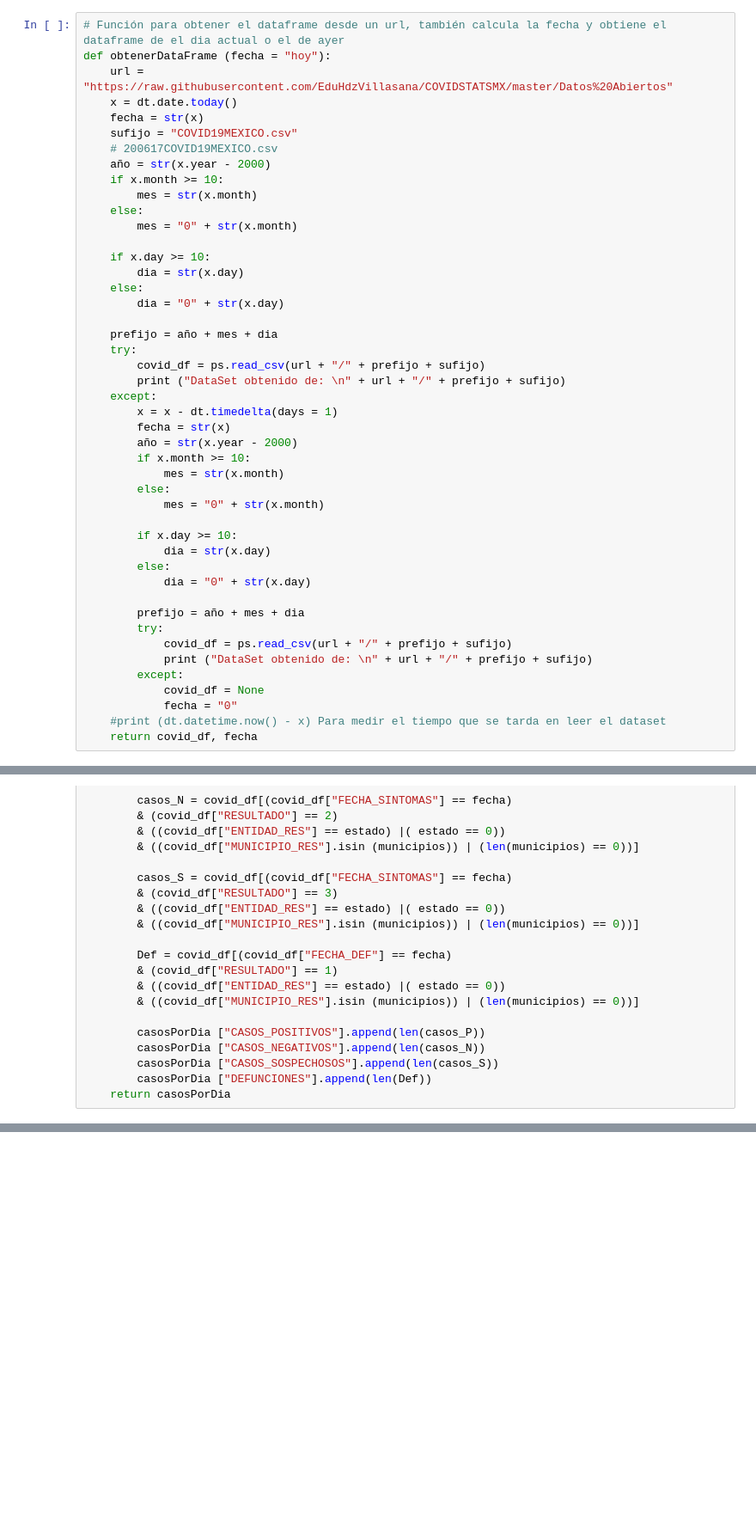
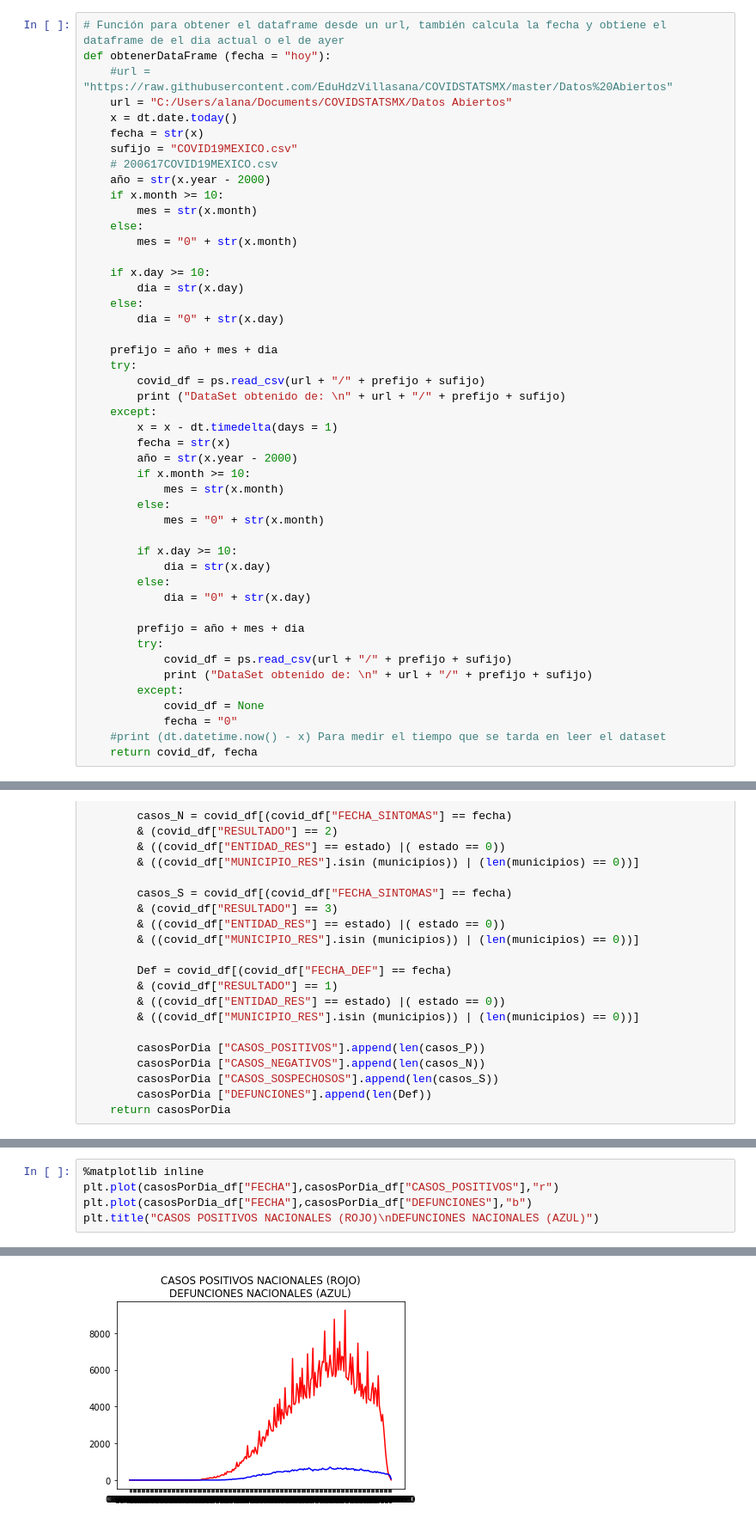
Before and after one commit to EduHdzVillasana/COVIDSTATSMX, a Jupyter notebook: Scripts/COVID_NB.ipynb, the cells around one changed output, grey strips where cells are left out. Shown: that part at 86% size. Cells and saved outputs as stored; diff of their text form; blank space fills up the shorter version.

```diff
--- a/Scripts/COVID_NB.ipynb
+++ b/Scripts/COVID_NB.ipynb
@@ -19,7 +19,8 @@ def invertirLista (cadenas):
 # %%
 # Función para obtener el dataframe desde un url, también calcula la fecha y obtiene el dataframe de el dia actual o el de ayer
 def obtenerDataFrame (fecha = "hoy"):
-    url = "https://raw.githubusercontent.com/EduHdzVillasana/COVIDSTATSMX/master/Datos%20Abiertos"
+    #url = "https://raw.githubusercontent.com/EduHdzVillasana/COVIDSTATSMX/master/Datos%20Abiertos"
+    url = "C:/Users/alana/Documents/COVIDSTATSMX/Datos Abiertos"
     x = dt.date.today()
     fecha = str(x)
     sufijo = "COVID19MEXICO.csv"
@@ -217,0 +258,6 @@ NameError: name 'ZM_MTY_df' is not defined
+# %%
+%matplotlib inline
+plt.plot(casosPorDia_df["FECHA"],casosPorDia_df["CASOS_POSITIVOS"],"r")
+plt.plot(casosPorDia_df["FECHA"],casosPorDia_df["DEFUNCIONES"],"b")
+plt.title("CASOS POSITIVOS NACIONALES (ROJO)\nDEFUNCIONES NACIONALES (AZUL)")
+# %% [output]
@@ -217,0 +265 @@ NameError: name 'ZM_MTY_df' is not defined
+[figure, added]
```
Also changed, not shown: parts of 11 cells of this notebook.
